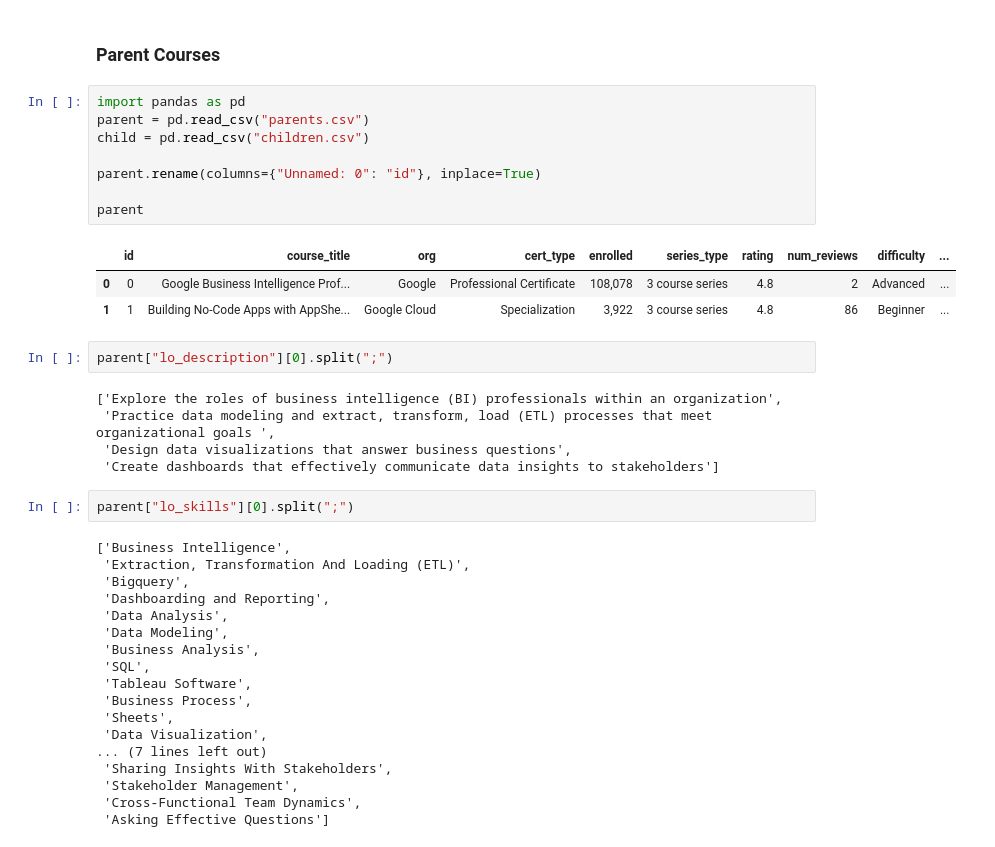
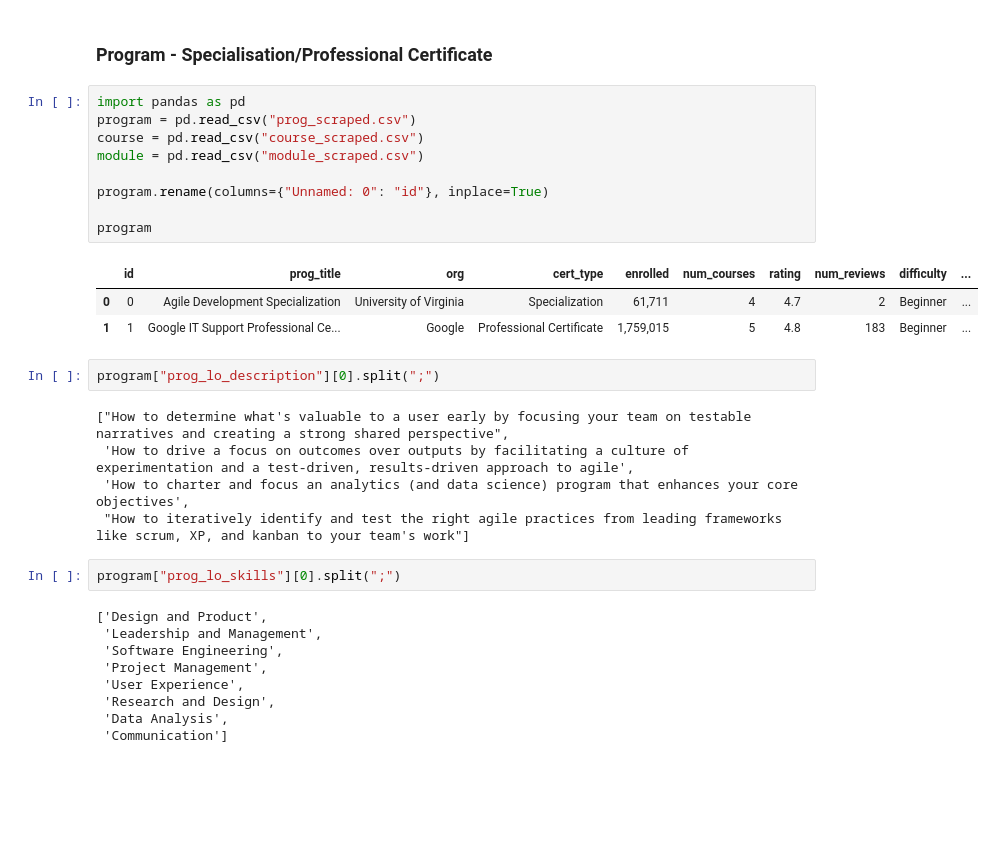
Before and after one commit to sriyanope/IS450-Project, a Jupyter notebook: eda.ipynb, the cells around one changed output. Cells and saved outputs as stored; diff of their text form; blank space fills up the shorter version.

```diff
--- a/eda.ipynb
+++ b/eda.ipynb
@@ -1,41 +1,33 @@
-# %% [markdown]
-### Parent Courses
+# %% [markdown]
+### Program - Specialisation/Professional Certificate
 # %%
 import pandas as pd
-parent = pd.read_csv("parents.csv")
-child = pd.read_csv("children.csv")
+program = pd.read_csv("prog_scraped.csv")
+course = pd.read_csv("course_scraped.csv")
+module = pd.read_csv("module_scraped.csv")
 
-parent.rename(columns={"Unnamed: 0": "id"}, inplace=True)
+program.rename(columns={"Unnamed: 0": "id"}, inplace=True)
 
-parent
+program
 # %% [output]
-|  | id | course_title | org | cert_type | enrolled | series_type | rating | num_reviews | difficulty | ... |
-| 0 | 0 | Google Business Intelligence Prof... | Google | Professional Certificate | 108,078 | 3 course series | 4.8 | 2 | Advanced | ... |
-| 1 | 1 | Building No-Code Apps with AppShe... | Google Cloud | Specialization | 3,922 | 3 course series | 4.8 | 86 | Beginner | ... |
+|  | id | prog_title | org | cert_type | enrolled | num_courses | rating | num_reviews | difficulty | ... |
+| 0 | 0 | Agile Development Specialization | University of Virginia | Specialization | 61,711 | 4 | 4.7 | 2 | Beginner | ... |
+| 1 | 1 | Google IT Support Professional Ce... | Google | Professional Certificate | 1,759,015 | 5 | 4.8 | 183 | Beginner | ... |
 # %%
-parent["lo_description"][0].split(";")
+program["prog_lo_description"][0].split(";")
 # %% [output]
-['Explore the roles of business intelligence (BI) professionals within an organization',
- 'Practice data modeling and extract, transform, load (ETL) processes that meet organizational goals ',
- 'Design data visualizations that answer business questions',
- 'Create dashboards that effectively communicate data insights to stakeholders']
+["How to determine what's valuable to a user early by focusing your team on testable narratives and creating a strong shared perspective",
+ 'How to drive a focus on outcomes over outputs by facilitating a culture of experimentation and a test-driven, results-driven approach to agile',
+ 'How to charter and focus an analytics (and data science) program that enhances your core objectives',
+ "How to iteratively identify and test the right agile practices from leading frameworks like scrum, XP, and kanban to your team's work"]
 # %%
-parent["lo_skills"][0].split(";")
+program["prog_lo_skills"][0].split(";")
 # %% [output]
-['Business Intelligence',
- 'Extraction, Transformation And Loading (ETL)',
- 'Bigquery',
- 'Dashboarding and Reporting',
+['Design and Product',
+ 'Leadership and Management',
+ 'Software Engineering',
+ 'Project Management',
+ 'User Experience',
+ 'Research and Design',
  'Data Analysis',
- 'Data Modeling',
- 'Business Analysis',
- 'SQL',
- 'Tableau Software',
- 'Business Process',
- 'Sheets',
- 'Data Visualization',
-... (7 lines left out)
- 'Sharing Insights With Stakeholders',
- 'Stakeholder Management',
- 'Cross-Functional Team Dynamics',
- 'Asking Effective Questions']
+ 'Communication']
```
Also changed, not shown: parts of 23 cells of this notebook, 8 other files.
